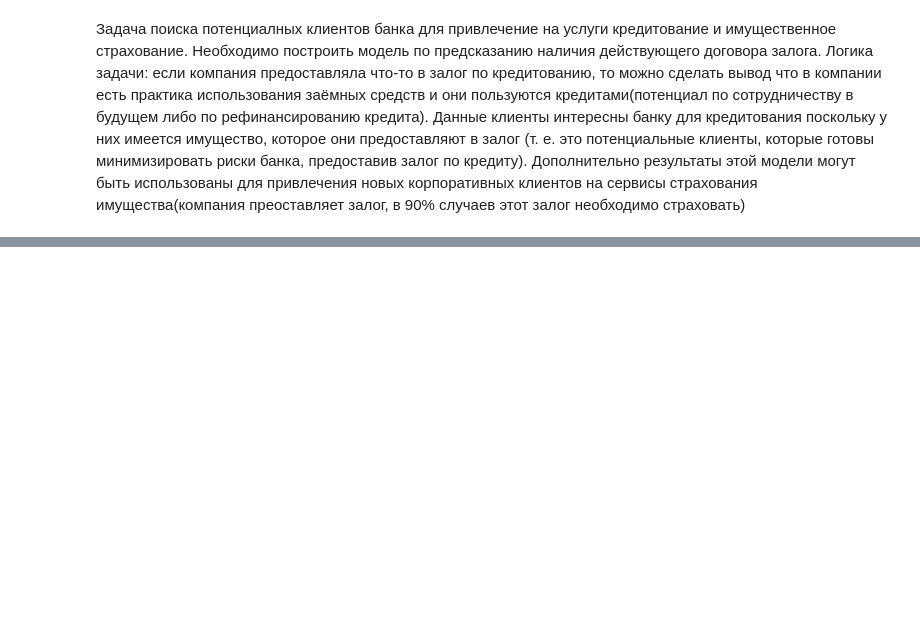
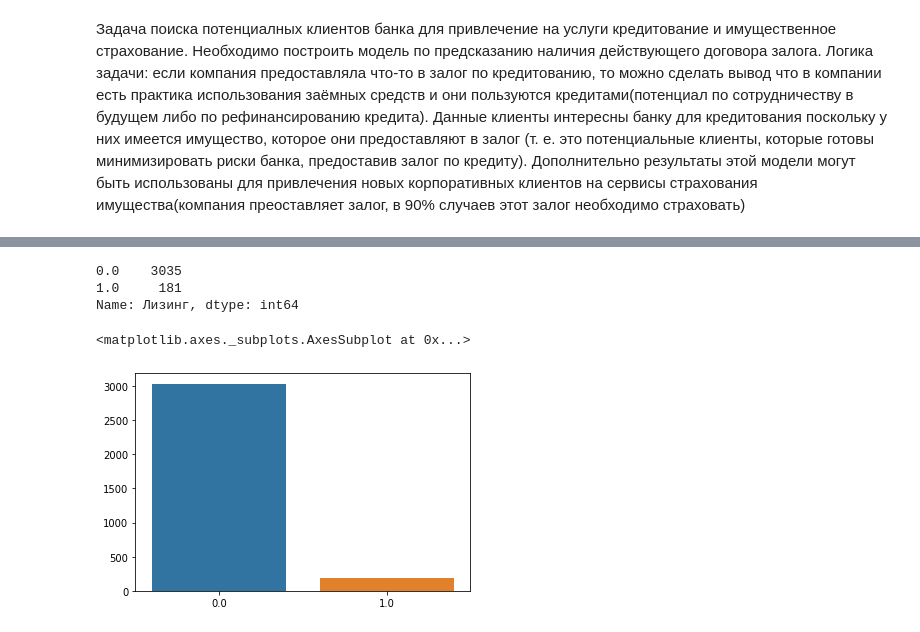
Before and after one commit to Dementev-Ilia/CustomerSearch, a Jupyter notebook: new data/CustomerSearch.ipynb, the cells around one changed output, grey strips where cells are left out. Cells and saved outputs as stored; diff of their text form; code cells hidden in the pictures; blank space fills up the shorter version.

```diff
--- a/new data/CustomerSearch.ipynb
+++ b/new data/CustomerSearch.ipynb
@@ -414,0 +961,2 @@ cred.corr()
+# %%
+lg = lg.dropna() #удаляем пропущенные значения
@@ -513,0 +1149,10 @@ cred.head(3)
+# %%
+#проверяем насколько сбалансированы данные
+print(lg["Лизинг"].value_counts())
+sns.barplot(lg["Лизинг"].value_counts().index, lg["Лизинг"].value_counts().values)
+# %% [output]
+0.0    3035
+1.0     181
+Name: Лизинг, dtype: int64
+<matplotlib.axes._subplots.AxesSubplot at 0x...>
+[figure, added]
```
Also changed, not shown: parts of 35 cells of this notebook.
